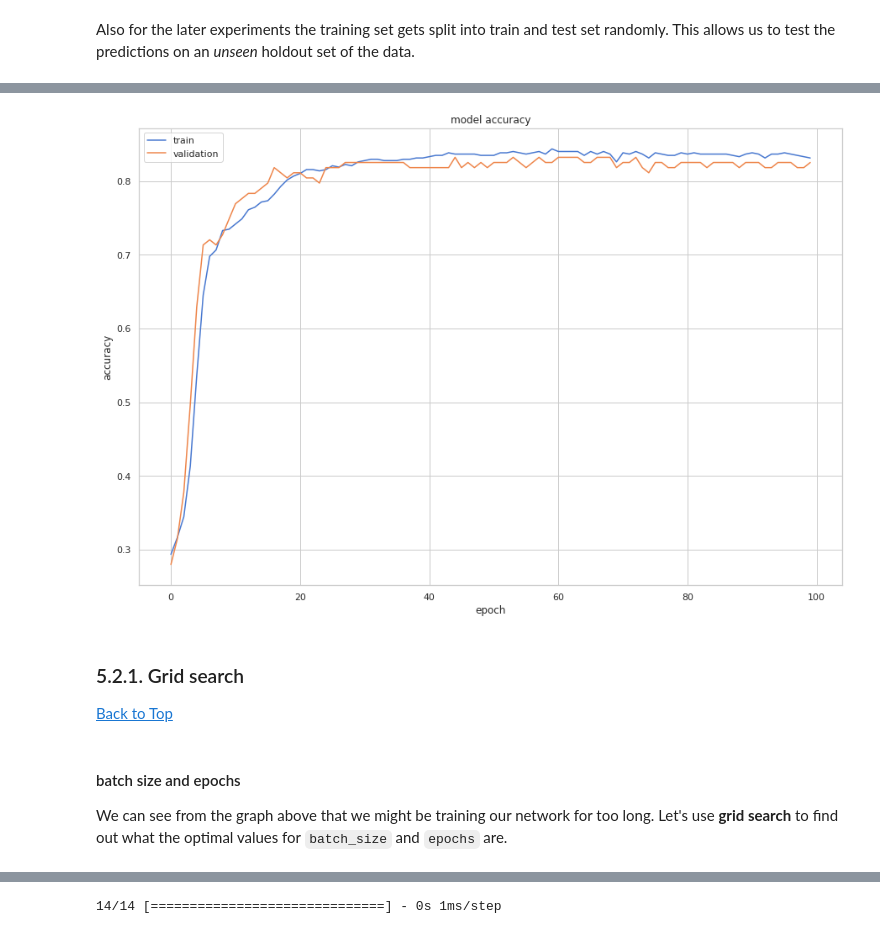
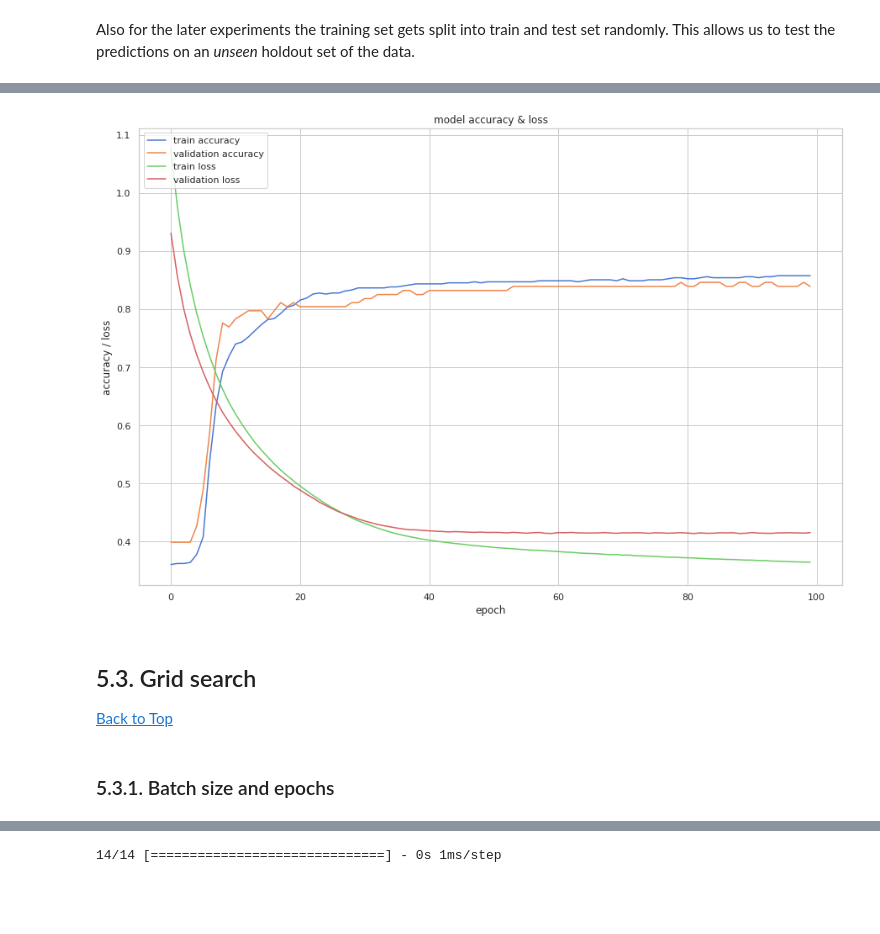
Before and after one commit to JonathanKolb/MLNNs_project, a Jupyter notebook: CS401_project.ipynb, the cells around one changed output, grey strips where cells are left out. Cells and saved outputs as stored; diff of their text form; code cells hidden in the pictures; blank space fills up the shorter version.

```diff
--- a/CS401_project.ipynb
+++ b/CS401_project.ipynb
@@ -889,7 +996,7 @@ display_all(df.describe(include='all').T)
 | Title | 1309 | 6 | Mr | 767 | NaN | NaN | NaN | NaN | NaN | NaN | NaN |
 # %%
 # Load data as Pandas dataframe
-hometowns = pd.read_csv('../input/titanic_cleaned_data/Titanic_Hometown_clean.csv', sep=";")
+hometowns = pd.read_csv('./Titanic_Hometown_clean.csv', sep=";")
 # hometowns.head(20)
 # %% [markdown]
 ### Test the fuzzy name matching
@@ -1118,0 +1232,28 @@ X_train, X_test, y_train, y_test = train_test_split(
+# %%
+def create_model(lyrs=[8], act='linear', opt='Adam', dr=0.0):
+
+    # set random seed for reproducibility
+    seed(42)
+    set_seed(42)
+
+    model = Sequential()
+
+    # create first hidden layer
+    model.add(Dense(lyrs[0], input_dim=X_train.shape[1], activation=act))
+
+    # create additional hidden layers
+    for i in range(1,len(lyrs)):
+        model.add(Dense(lyrs[i], activation=act))
+
+    # add dropout, default is none
+    model.add(Dropout(dr))
+
+    # create output layer
+    model.add(Dense(1, activation='sigmoid'))  # output layer
+
+    model.compile(loss='binary_crossentropy', optimizer=opt, metrics=['accuracy'])
+
+    return model
+# %%
+model = create_model(act='relu')
+print(model.summary())
@@ -1123,3 +1278,0 @@ Train the model
-# %%
-model = create_model()
-print(model.summary())
@@ -1155,20 +1297,21 @@ Assess the results
 # %%
 # summarize history for accuracy
 plt.plot(training.history['accuracy'])
 plt.plot(training.history['val_accuracy'])
-plt.title('model accuracy')
-plt.ylabel('accuracy')
+plt.plot(training.history['loss'])
+plt.plot(training.history['val_loss'])
+plt.title('model accuracy & loss')
+plt.ylabel('accuracy / loss')
 plt.xlabel('epoch')
-plt.legend(['train', 'validation'], loc='upper left')
+plt.legend(['train accuracy', 'validation accuracy', 'train loss', 'validation loss'], loc='upper left')
 plt.show()
 # %% [output]
-[figure, old version]
+[figure, new version]
 # %% [markdown]
-### 5.2.1. Grid search
+## 5.3. Grid search
 [Back to Top](#scrollTo=3jq6wLfnS5_o)
-# %% [markdown]
-#### batch size and epochs
-We can see from the graph above that we might be training our network for too long. Let's use **grid search** to find out what the optimal values for `batch_size` and `epochs` are.
+# %% [markdown]
+### 5.3.1. Batch size and epochs
 # %%
 # create model
 model = KerasClassifier(build_fn=create_model, verbose=0)
```
Also changed, not shown: parts of 129 cells of this notebook.
